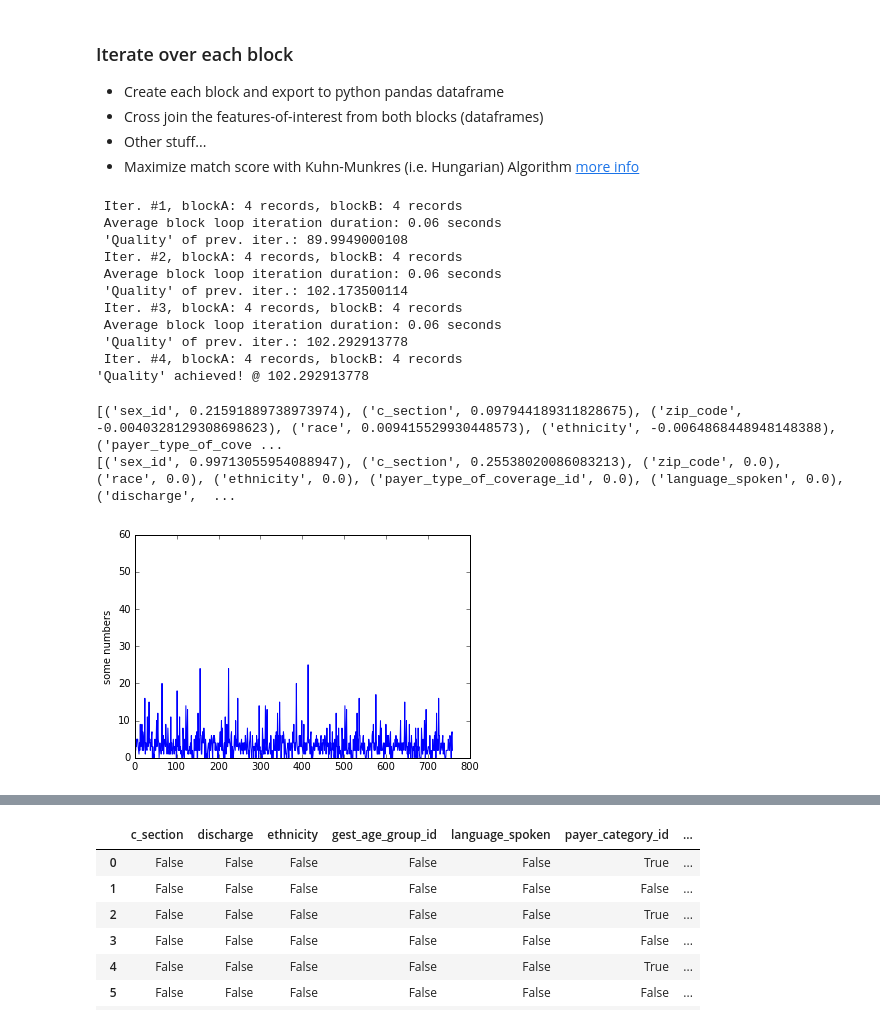
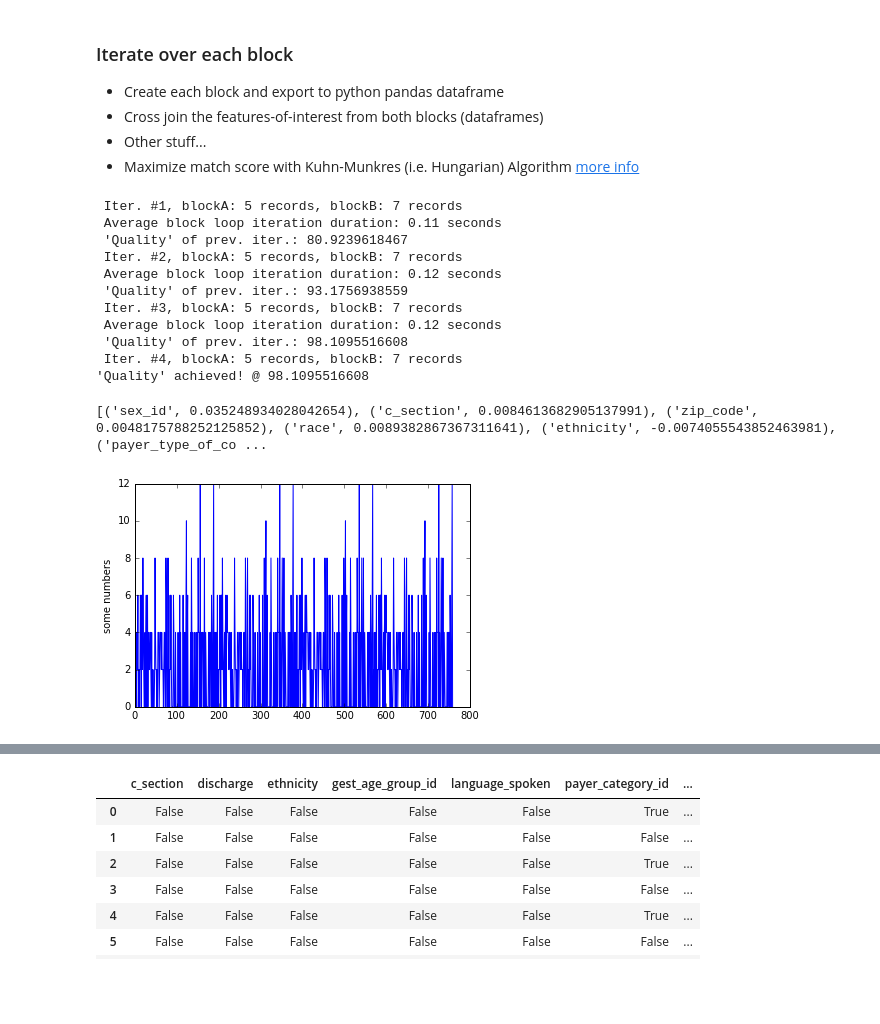
Before and after one commit to meccaLeccaHi/record_linkage, a Jupyter notebook: prob_linkage_newborn.ipynb, the cells around one changed output, grey strips where cells are left out. Drawn from its saved outputs; the diff is of its cells as text; code cells hidden in the pictures; blank space fills up the shorter version.

Commit message:
adding error output to perceptron

```diff
--- a/prob_linkage_newborn.ipynb
+++ b/prob_linkage_newborn.ipynb
@@ -178,7 +152,7 @@ block_prod = [(str(x),str(y)) for x in block_list1 for y in block_list2]
 # tss_iter_list = []
 iter_qual_list = []
 duration = [] # for timer
-prev_iter_qual = 0 # for breaking link-iteration loop
+prev_iter_qual = 0.0 # for breaking link-iteration loop
 link_iter = 0
 verb_str = '\r Iter. #{}, blockA: {} records, blockB: {} records  ' # verbose output
 
@@ -186,7 +160,7 @@ while True:
 
     big_bool = pd.DataFrame(columns=feature_vals)
 
-    tss = 0.0 # total sum-squared error
+    #tss = 0.0 # total sum-squared error
 
     for block1, block2 in block_prod:
 
@@ -231,22 +205,31 @@ while True:
 
         # Compare with previously-linked newborn id
         bool_table['real_match'] = (cross_table['newborn_id']==cross_table['newb_id']).values
-        bool_table['pair_match'] = False # Create new column for later
-        bool_table['pair_match_simple'] = False # Create new column for later
+        bool_table['match'] = False # Create new column for later
+        bool_table['match_simple'] = False # Create new column for later
+        bool_table['match_perc'] = False # Create new column for later
+        bool_table['match_perc_simple'] = False # Create new column for later
 
-        # Get guesses
+        # Get guesses from learners
         links_ind,link_score = pr_simple.query(bool_table[simple_features],bool_table[['newb_id','bc_id']])
-        bool_table['linkage_score_simple'] = link_score
-        bool_table.loc[links_ind,'pair_match_simple'] = True
+        bool_table['link_score_simple'] = link_score
+        bool_table.loc[links_ind,'match_simple'] = True
 
         links_ind,link_score = pr_complex.query(bool_table[feature_vals],bool_table[['newb_id','bc_id']])
-        bool_table['linkage_score'] = link_score
-        bool_table.loc[links_ind,'pair_match'] = True # Label nominees as such
+        bool_table['link_score'] = link_score
+        bool_table.loc[links_ind,'match'] = True # Label nominees as such
 
-        links_ind_pt = pt.query(bool_table[feature_vals])
-        bool_table.loc[links_ind_pt==True,'pair_match_perceptron'] = True # Label nominees as such
+        links_ind,link_score = pt_simple.query(bool_table[simple_features],bool_table[['newb_id','bc_id']])
+        bool_table['link_score_perc_simple'] = link_score
+        bool_table.loc[links_ind==1,'match_perc_simple'] = True # Label nominees as such
+
+        links_ind,link_score = pt_complex.query(bool_table[feature_vals],bool_table[['newb_id','bc_id']])
+        bool_table['link_score_perc'] = link_score
+        bool_table.loc[links_ind==1,'match_perc'] = True # Label nominees as such
+
         # Train perceptron immediately
-        pt.train(bool_table[feature_vals],bool_table['pair_match'])
+        pt_complex.train(bool_table[feature_vals],bool_table['real_match'],bool_table[['newb_id','bc_id']])
+        pt_simple.train(bool_table[simple_features],bool_table['real_match'],bool_table[['newb_id','bc_id']])
 
         # Aggregate field-match tables (Booleans) within loop
         big_bool = pd.concat([big_bool,bool_table])
@@ -255,12 +238,12 @@ while True:
         duration.append(time.time()-start)
 
     # Train learners
-    pr_complex.train(big_bool[feature_vals],big_bool['pair_match'])
-    pr_simple.train(big_bool[simple_features],big_bool['pair_match_simple'])
+    pr_complex.train(big_bool[feature_vals],big_bool['match'])
+    pr_simple.train(big_bool[simple_features],big_bool['match_simple'])
 
     # Get range of linkage scores (0 through 100 percentiles) i.e. decision threshold (theta)
-    theta = np.percentile(big_bool['linkage_score'].loc[big_bool['real_match']==True],range(0,100,10))
-    precision,recall = pr_complex.prec_recall(big_bool['linkage_score'],theta,big_bool['real_match']) # Measure precision & recall
+    theta = np.percentile(big_bool['link_score'].loc[big_bool['real_match']],range(0,100,10))
+    precision,recall = pr_complex.prec_recall(big_bool['link_score'],theta,big_bool['real_match']) # Measure precision & recall
     pr_complex.prec_list.append(precision)
     pr_complex.recall_list.append(recall)
     #tss_iter_list.append(tss)
@@ -283,28 +266,27 @@ while True:
 
     link_iter += 1 # Increment while loop iterator
 # %% [output]
- Iter. #1, blockA: 4 records, blockB: 4 records
- Average block loop iteration duration: 0.06 seconds
- 'Quality' of prev. iter.: 89.9949000108
- Iter. #2, blockA: 4 records, blockB: 4 records
- Average block loop iteration duration: 0.06 seconds
- 'Quality' of prev. iter.: 102.173500114
- Iter. #3, blockA: 4 records, blockB: 4 records
- Average block loop iteration duration: 0.06 seconds
- 'Quality' of prev. iter.: 102.292913778
- Iter. #4, blockA: 4 records, blockB: 4 records
-'Quality' achieved! @ 102.292913778
+ Iter. #1, blockA: 5 records, blockB: 7 records
+ Average block loop iteration duration: 0.11 seconds
+ 'Quality' of prev. iter.: 80.9239618467
+ Iter. #2, blockA: 5 records, blockB: 7 records
+ Average block loop iteration duration: 0.12 seconds
+ 'Quality' of prev. iter.: 93.1756938559
+ Iter. #3, blockA: 5 records, blockB: 7 records
+ Average block loop iteration duration: 0.12 seconds
+ 'Quality' of prev. iter.: 98.1095516608
+ Iter. #4, blockA: 5 records, blockB: 7 records
+'Quality' achieved! @ 98.1095516608
 # %%
-print zip(feature_vals+['bias'], pt.weights)
-print zip(feature_vals, pr_complex.m_probs)
+print zip(feature_vals+['bias'], pt_complex.weights)
+#print zip(feature_vals, pr_complex.m_probs)
 # %% [output]
-[('sex_id', 0.21591889738973974), ('c_section', 0.097944189311828675), ('zip_code', -0.0040328129308698623), ('race', 0.009415529930448573), ('ethnicity', -0.0064868448948148388), ('payer_type_of_cove ...
-[('sex_id', 0.99713055954088947), ('c_section', 0.25538020086083213), ('zip_code', 0.0), ('race', 0.0), ('ethnicity', 0.0), ('payer_type_of_coverage_id', 0.0), ('language_spoken', 0.0), ('discharge',  ...
+[('sex_id', 0.035248934028042654), ('c_section', 0.0084613682905137991), ('zip_code', 0.0048175788252125852), ('race', 0.0089382867367311641), ('ethnicity', -0.0074055543852463981), ('payer_type_of_co ...
 # %%
-plt.plot(pt.tss)
+plt.plot(pt_complex.tss)
 plt.ylabel('some numbers')
 plt.show()
 # %% [output]
-[figure, old version]
+[figure, new version]
 # %%
 inputs_list = bool_table[feature_vals]
```
Also changed, not shown: parts of 9 cells of this notebook, 5 other files.
